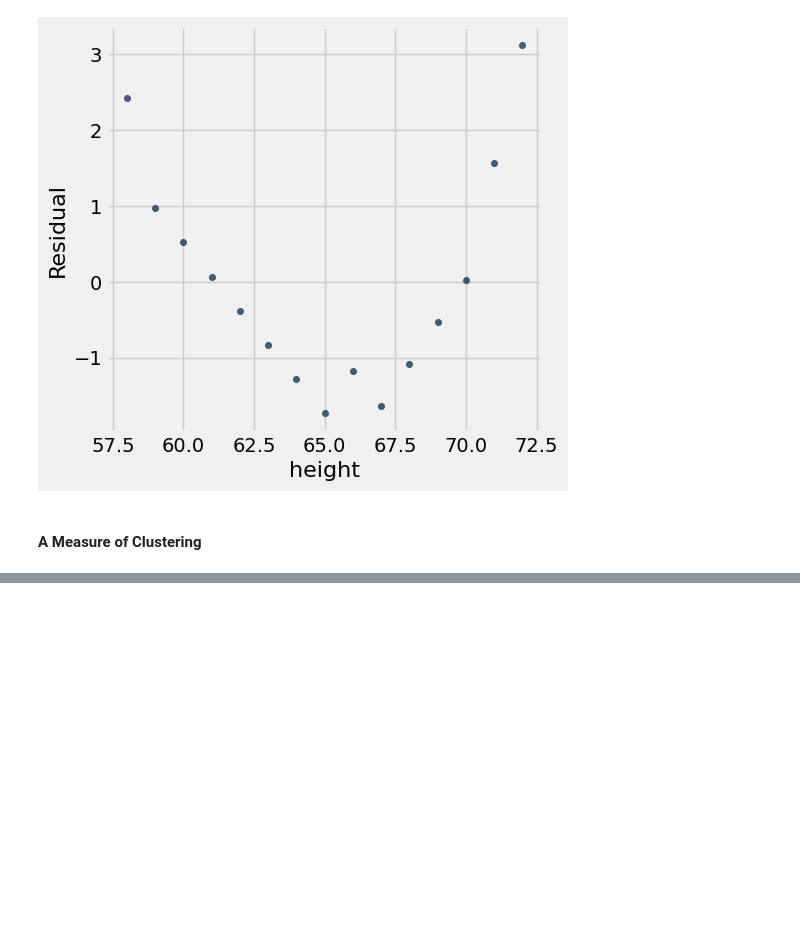
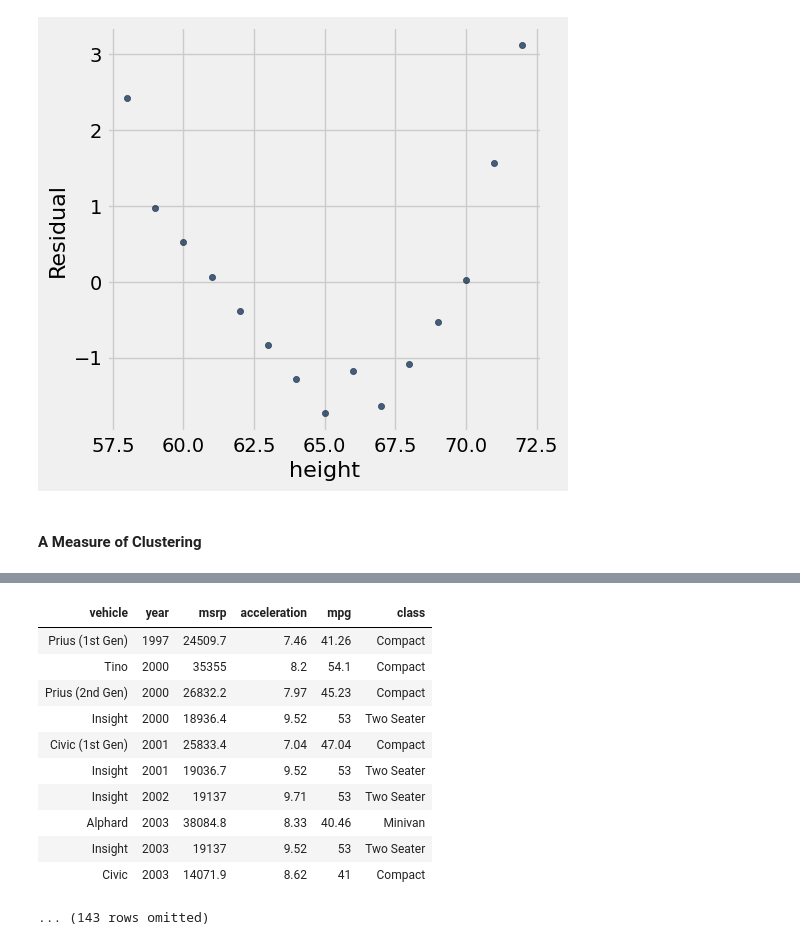
Before and after one commit to ciretorres/python, a Jupyter notebook: data8.3x/week3/sec06_residuals.ipynb, the cells around one changed output, grey strips where cells are left out. Drawn from its saved outputs; the diff is of its cells as text; code cells hidden in the pictures; blank space fills up the shorter version.

```diff
--- a/data8.3x/week3/sec06_residuals.ipynb
+++ b/data8.3x/week3/sec06_residuals.ipynb
@@ -171,0 +210,15 @@ plot_residuals(height_vs_average_weight, 0, 1)
+# %%
+hybrid
+# %% [output]
+| vehicle | year | msrp | acceleration | mpg | class |
+| Prius (1st Gen) | 1997 | 24509.7 | 7.46 | 41.26 | Compact |
+| Tino | 2000 | 35355 | 8.2 | 54.1 | Compact |
+| Prius (2nd Gen) | 2000 | 26832.2 | 7.97 | 45.23 | Compact |
+| Insight | 2000 | 18936.4 | 9.52 | 53 | Two Seater |
+| Civic (1st Gen) | 2001 | 25833.4 | 7.04 | 47.04 | Compact |
+| Insight | 2001 | 19036.7 | 9.52 | 53 | Two Seater |
+| Insight | 2002 | 19137 | 9.71 | 53 | Two Seater |
+| Alphard | 2003 | 38084.8 | 8.33 | 40.46 | Minivan |
+| Insight | 2003 | 19137 | 9.52 | 53 | Two Seater |
+| Civic | 2003 | 14071.9 | 8.62 | 41 | Compact |
+... (143 rows omitted)
```
Also changed, not shown: parts of 14 cells of this notebook, 1 other file.
